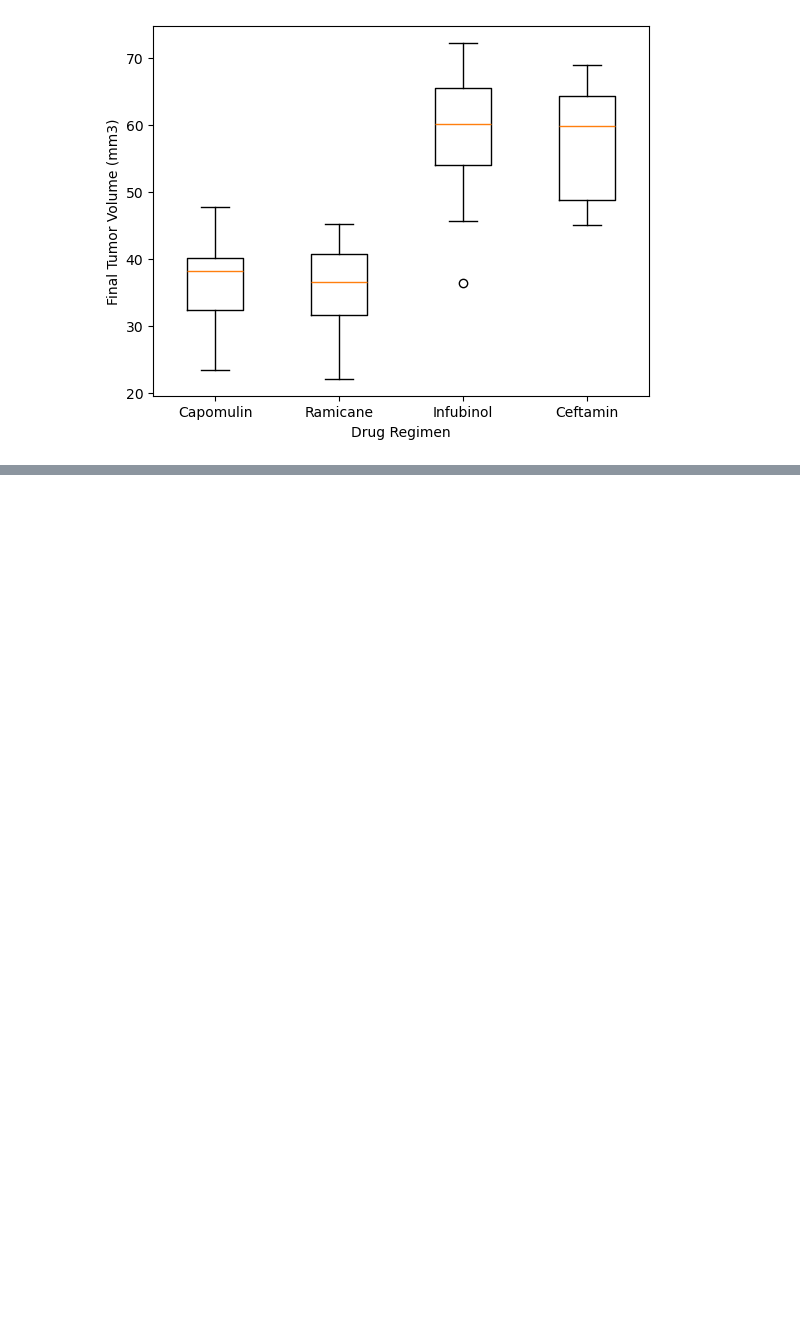
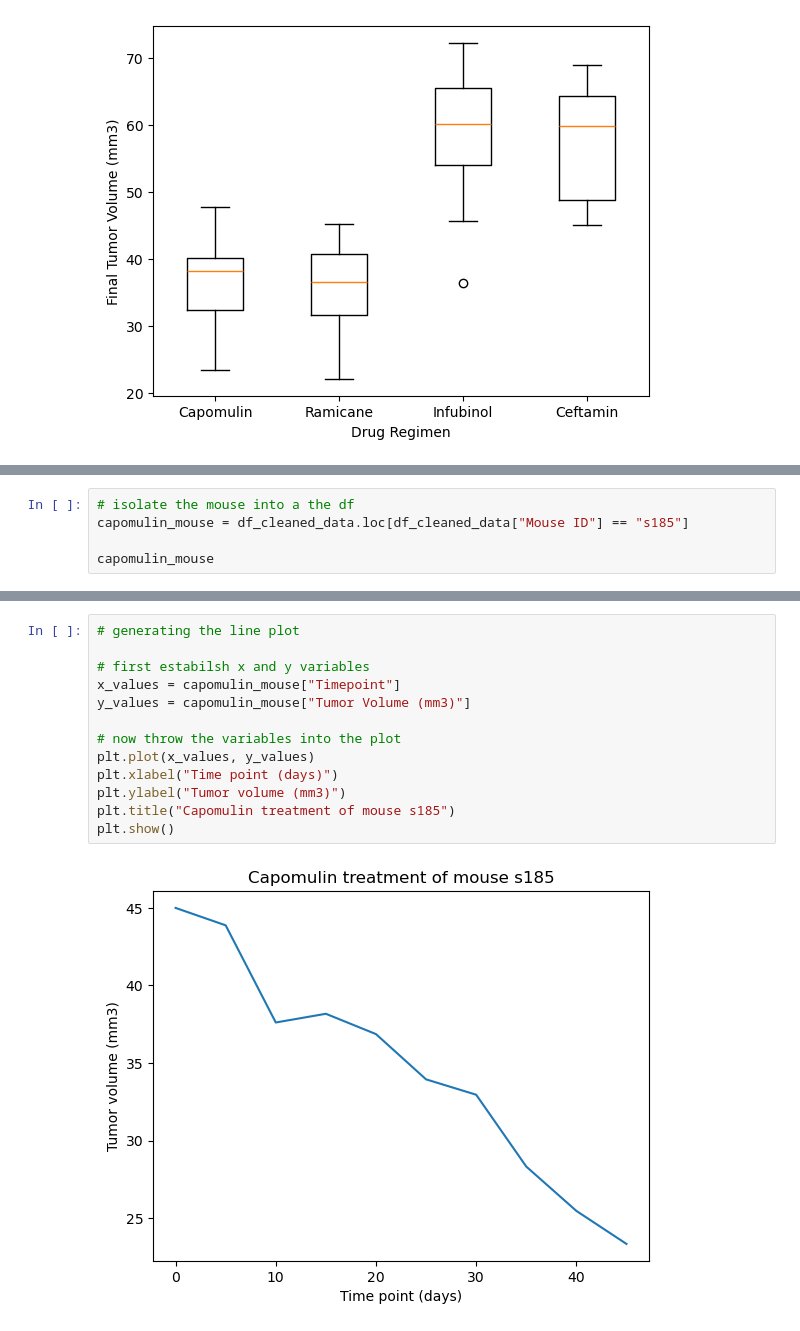
Before and after one commit to jyeags45/Module_5_assignement, a Jupyter notebook: Mice Data.ipynb, the cells around one changed output, grey strips where cells are left out. Drawn from its saved outputs; the diff is of its cells as text; blank space fills up the shorter version.

Commit message:
Finished creating the scatter and line plots

```diff
--- a/Mice Data.ipynb
+++ b/Mice Data.ipynb
@@ -316,0 +339,5 @@ plt.show()
+# %%
+# isolate the mouse into a the df
+capomulin_mouse = df_cleaned_data.loc[df_cleaned_data["Mouse ID"] == "s185"]
+
+capomulin_mouse
@@ -316,0 +356,15 @@ plt.show()
+# %%
+# generating the line plot
+
+# first estabilsh x and y variables
+x_values = capomulin_mouse["Timepoint"]
+y_values = capomulin_mouse["Tumor Volume (mm3)"]
+
+# now throw the variables into the plot
+plt.plot(x_values, y_values)
+plt.xlabel("Time point (days)")
+plt.ylabel("Tumor volume (mm3)")
+plt.title("Capomulin treatment of mouse s185")
+plt.show()
+# %% [output]
+[figure, added]
```
Also changed, not shown: parts of 8 cells of this notebook.
